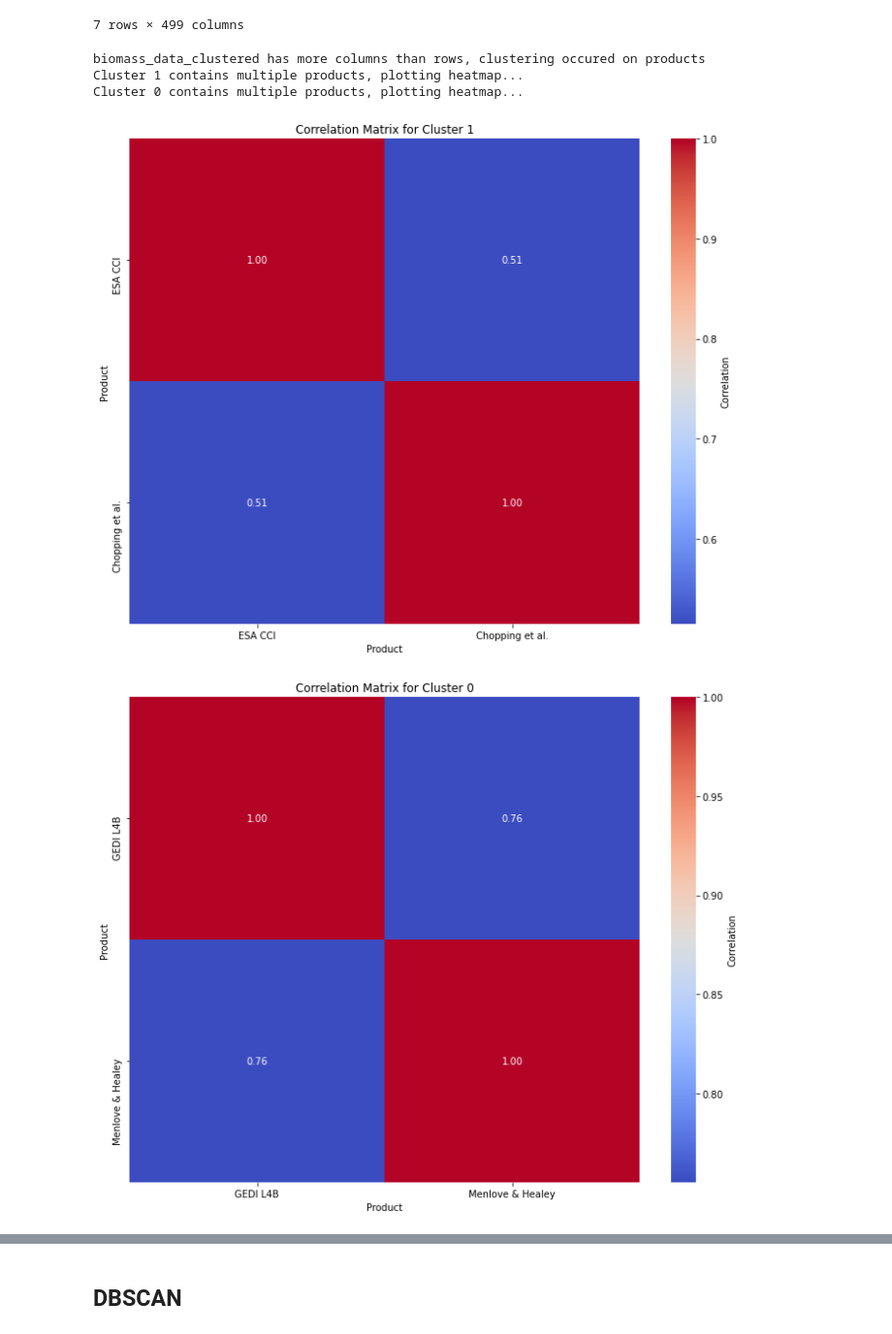
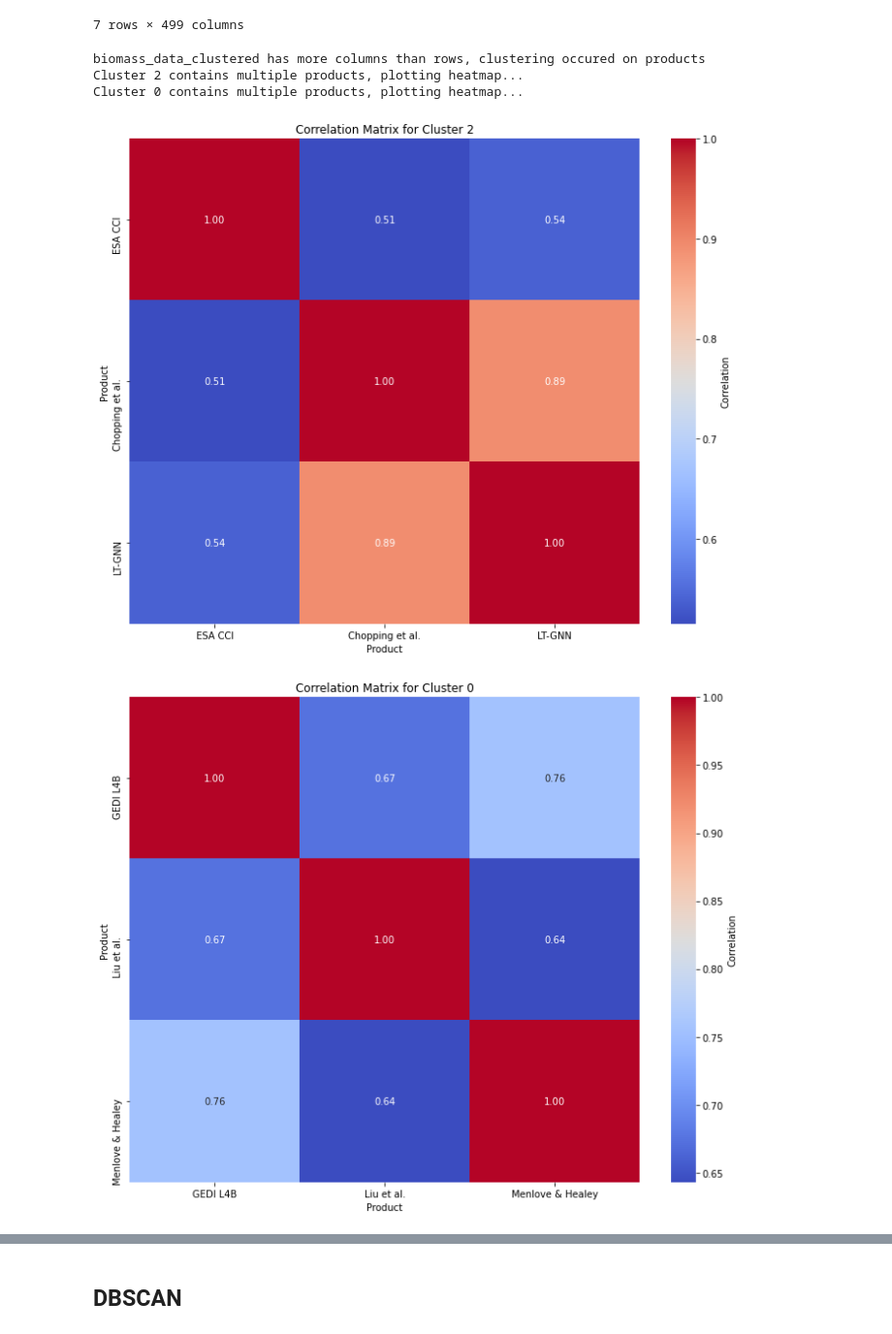
Before and after one commit to aiza-k/ClusterAnalysis, a Jupyter notebook: prod_clustering_US.ipynb, the cells around one changed output, grey strips where cells are left out. Shown at 97% size. Drawn from its saved outputs; the diff is of its cells as text; code cells hidden in the pictures.

```diff
--- a/prod_clustering_US.ipynb
+++ b/prod_clustering_US.ipynb
@@ -43,7 +43,7 @@ data_scaled = scaler.fit_transform(data_imputed)
 ## hierarchical
 # %%
 #hierarchical clustering
-cluster_h = AgglomerativeClustering(n_clusters=4, linkage='ward')
+cluster_h = AgglomerativeClustering(n_clusters=5, linkage='ward')
 clusters_h = cluster_h.fit_predict(data_scaled)
 # %%
 # Add cluster labels to the transposed DataFrame, for 1)
@@ -97,7 +97,7 @@ Davies-Bouldin Index: 0.6348688205181529
 ## Kmeans
 # %%
 # kmeans clustering
-cluster = KMeans(n_clusters=5)
+cluster = KMeans(n_clusters=3)
 clusters = cluster.fit_predict(data_scaled)
 
 # Add cluster labels to the transposed DataFrame, for 1)
@@ -122,15 +122,15 @@ biomass_data_clustered
 7 rows × 499 columns
 # %%
 # Save the clustering results to a CSV file
-biomass_data_clustered.to_csv('By_Prod\product_clusters_k_US.csv', index=False)
+# biomass_data_clustered.to_csv('By_Prod\product_clusters_k_US.csv', index=False)
 
 corr_matrix=plot_heat_by_clus(biomass_data_clustered,products)
 # %% [output]
 biomass_data_clustered has more columns than rows, clustering occured on products
-Cluster 1 contains multiple products, plotting heatmap...
+Cluster 2 contains multiple products, plotting heatmap...
 Cluster 0 contains multiple products, plotting heatmap...
-[figure, old version]
+[figure, new version]
-[figure, old version]
+[figure, new version]
 # %%
 # METRICS
 
```
Also changed, not shown: parts of 5 cells of this notebook, 3 other files.
